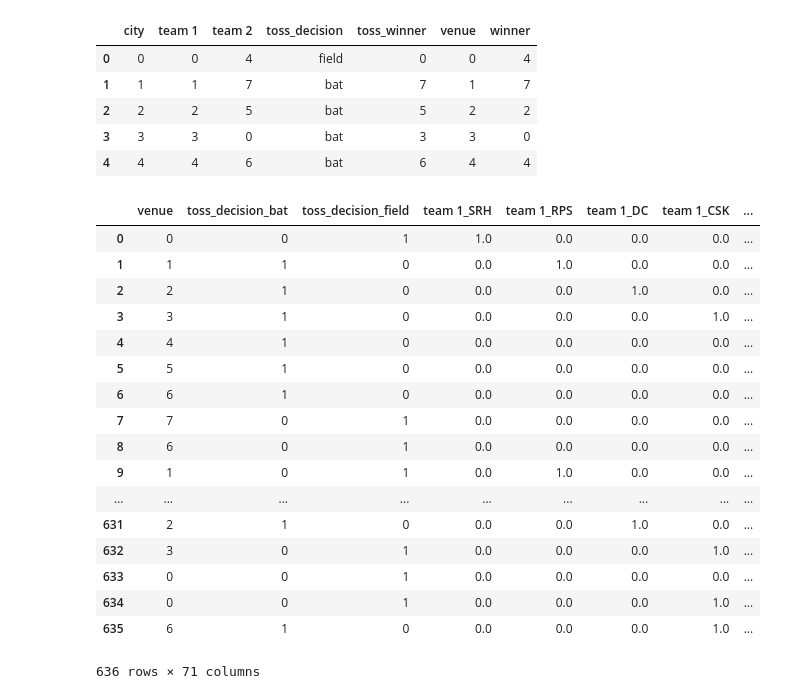
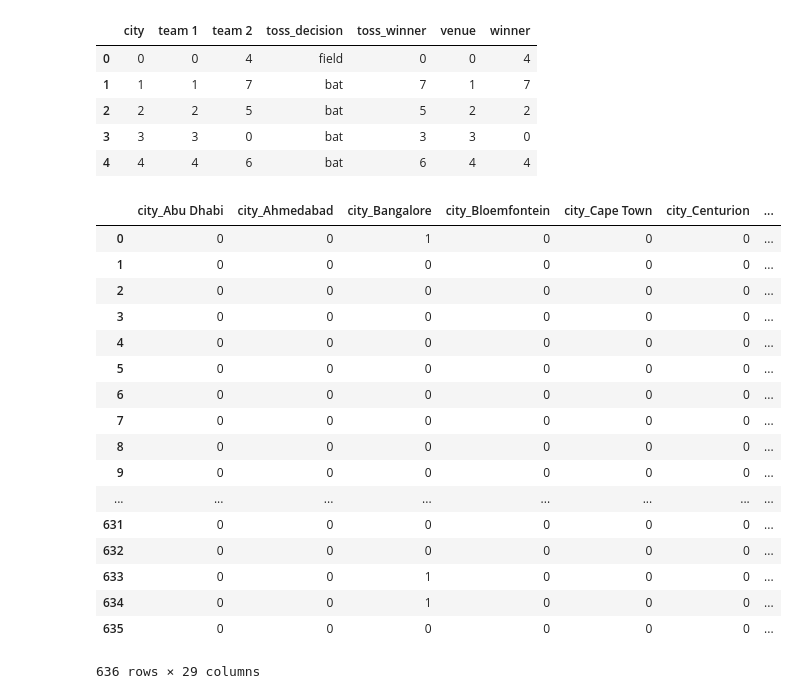
Before and after one commit to saxenanihal95/CricketPrediction, a Jupyter notebook: Cricket Prediction.ipynb, the cells around one changed output. Cells and saved outputs as stored; diff of their text form; code cells hidden in the pictures.

```diff
--- a/Cricket Prediction.ipynb
+++ b/Cricket Prediction.ipynb
@@ -76,4 +76,41 @@ winner = dataset['winner']
 features = dataset.drop('winner',axis=1)
 # %%
 features=pd.get_dummies(features)
+# %%
+city=features['city']
+
+cDict={('city_'+key):[] for key,val in cityDict.items()}
+
+for city in city :
+
+    for key,val in cityDict.items():
+
+        if(city==val):
+
+            cDict['city_'+key].append(1)
+        else:
+            cDict['city_'+key].append(0)
+
+temp=pd.DataFrame(cDict)
+
+temp
+# %% [output]
+|  | city_Abu Dhabi | city_Ahmedabad | city_Bangalore | city_Bloemfontein | city_Cape Town | city_Centurion | ... |
+| 0 | 0 | 0 | 1 | 0 | 0 | 0 | ... |
+| 1 | 0 | 0 | 0 | 0 | 0 | 0 | ... |
+| 2 | 0 | 0 | 0 | 0 | 0 | 0 | ... |
+| 3 | 0 | 0 | 0 | 0 | 0 | 0 | ... |
+| 4 | 0 | 0 | 0 | 0 | 0 | 0 | ... |
+| 5 | 0 | 0 | 0 | 0 | 0 | 0 | ... |
+| 6 | 0 | 0 | 0 | 0 | 0 | 0 | ... |
+| 7 | 0 | 0 | 0 | 0 | 0 | 0 | ... |
+| 8 | 0 | 0 | 0 | 0 | 0 | 0 | ... |
+| 9 | 0 | 0 | 0 | 0 | 0 | 0 | ... |
+| ... | ... | ... | ... | ... | ... | ... | ... |
+| 631 | 0 | 0 | 0 | 0 | 0 | 0 | ... |
+| 632 | 0 | 0 | 0 | 0 | 0 | 0 | ... |
+| 633 | 0 | 0 | 1 | 0 | 0 | 0 | ... |
+| 634 | 0 | 0 | 1 | 0 | 0 | 0 | ... |
+| 635 | 0 | 0 | 0 | 0 | 0 | 0 | ... |
+636 rows × 29 columns
 # %%
@@ -117,24 +158,3 @@ features = oneHotEncode('city',features)
 features = oneHotEncode('team 2',features)
 
 features = oneHotEncode('toss_winner',features)
-# %%
-features
-# %% [output]
-|  | venue | toss_decision_bat | toss_decision_field | team 1_SRH | team 1_RPS | team 1_DC | team 1_CSK | ... |
-| 0 | 0 | 0 | 1 | 1.0 | 0.0 | 0.0 | 0.0 | ... |
-| 1 | 1 | 1 | 0 | 0.0 | 1.0 | 0.0 | 0.0 | ... |
-| 2 | 2 | 1 | 0 | 0.0 | 0.0 | 1.0 | 0.0 | ... |
-| 3 | 3 | 1 | 0 | 0.0 | 0.0 | 0.0 | 1.0 | ... |
-| 4 | 4 | 1 | 0 | 0.0 | 0.0 | 0.0 | 0.0 | ... |
-| 5 | 5 | 1 | 0 | 0.0 | 0.0 | 0.0 | 0.0 | ... |
-| 6 | 6 | 1 | 0 | 0.0 | 0.0 | 0.0 | 0.0 | ... |
-| 7 | 7 | 0 | 1 | 0.0 | 0.0 | 0.0 | 0.0 | ... |
-| 8 | 6 | 0 | 1 | 0.0 | 0.0 | 0.0 | 0.0 | ... |
-| 9 | 1 | 0 | 1 | 0.0 | 1.0 | 0.0 | 0.0 | ... |
-| ... | ... | ... | ... | ... | ... | ... | ... | ... |
-| 631 | 2 | 1 | 0 | 0.0 | 0.0 | 1.0 | 0.0 | ... |
-| 632 | 3 | 0 | 1 | 0.0 | 0.0 | 0.0 | 1.0 | ... |
-| 633 | 0 | 0 | 1 | 0.0 | 0.0 | 0.0 | 0.0 | ... |
-| 634 | 0 | 0 | 1 | 0.0 | 0.0 | 0.0 | 1.0 | ... |
-| 635 | 6 | 1 | 0 | 0.0 | 0.0 | 0.0 | 1.0 | ... |
-636 rows × 71 columns
```
Also changed, not shown: parts of 3 cells of this notebook.
